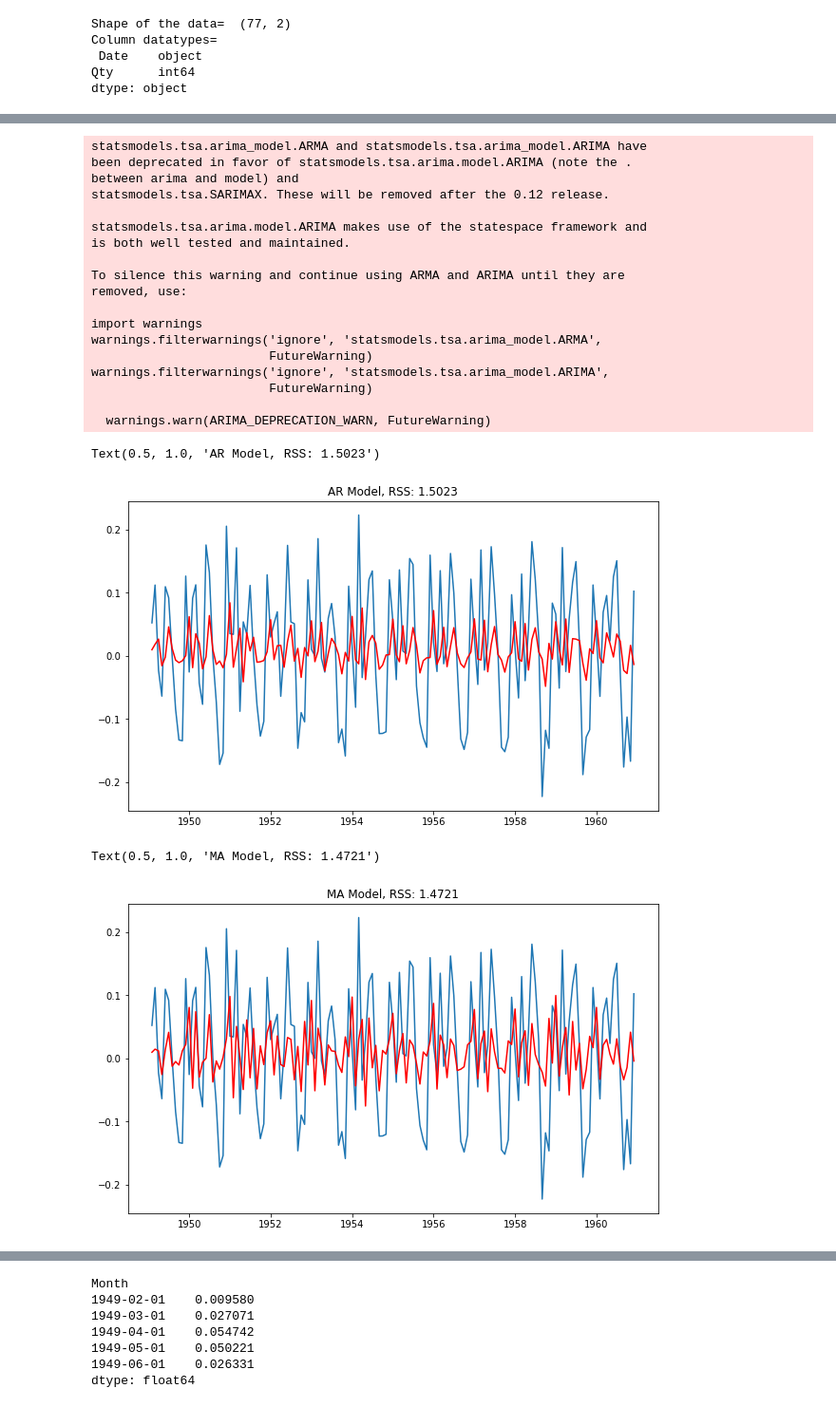
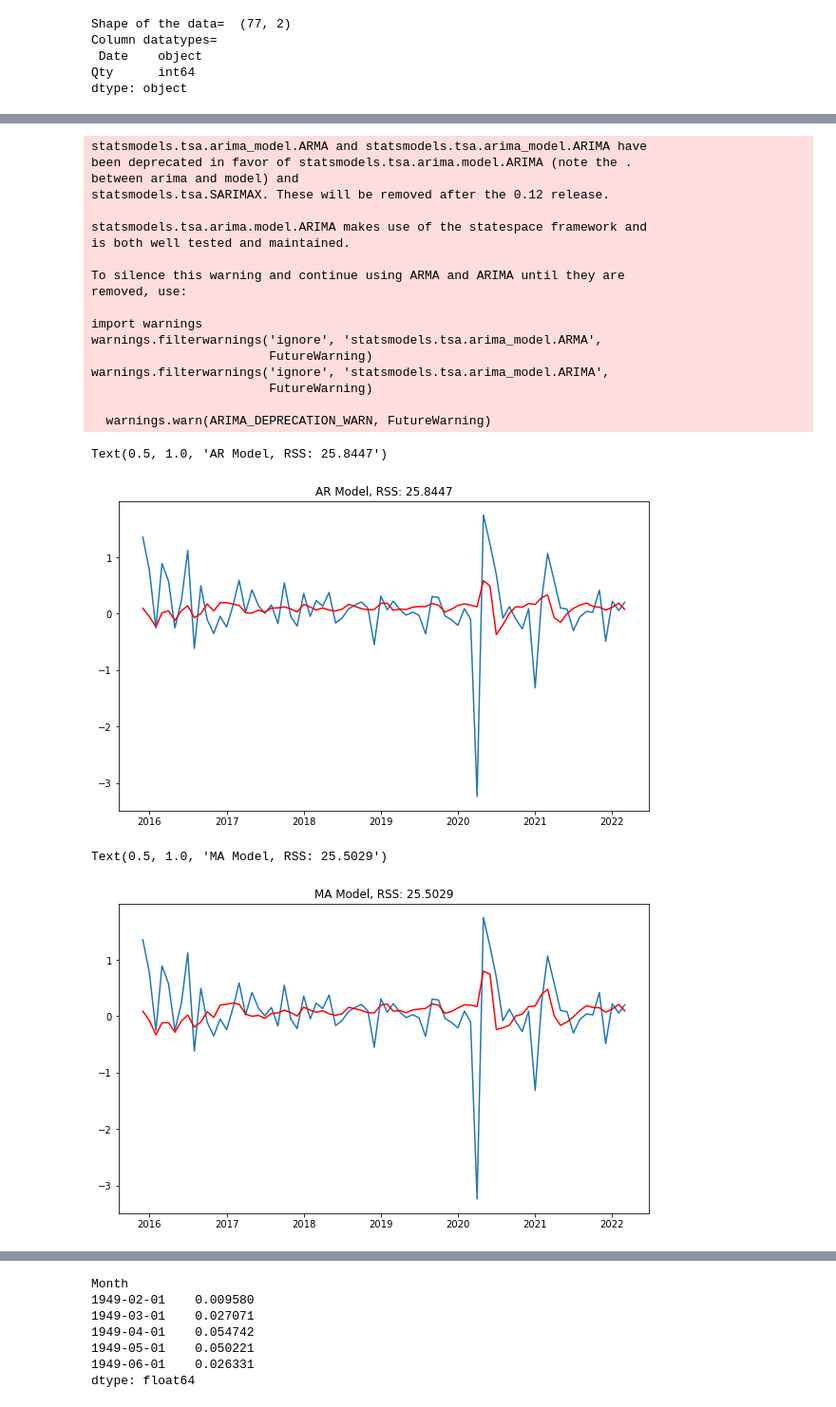
Before and after one commit to Rushayeal/Dissertation, a Jupyter notebook: Source/Tutorial 1 - Sales.ipynb, the cells around one changed output, grey strips where cells are left out. Shown at 95% size. Saved outputs shown, nothing was run; the diff lists cells and outputs as text; code cells hidden in the pictures.

```diff
--- a/Source/Tutorial 1 - Sales.ipynb
+++ b/Source/Tutorial 1 - Sales.ipynb
@@ -82,7 +82,7 @@ Column datatypes=
 Qty      int64
 dtype: object
 # %%
-df['Date'] = pd.to_datetime(df.Date)
+df['Date'] = pd.to_datetime(df.Date, format="%d-%m-%Y")
 df = df.set_index(df.Date)
 df.drop('Date', axis = 1, inplace = True)
 print('Column datatypes= \n',df.dtypes)
@@ -130,3 +130,5 @@ sns.pointplot(x='Month',y='Passengers',hue='Year',data=df_temp)
+# %%
+df.sort_index(inplace=True)
 # %%
 decomposition = sm.tsa.seasonal_decompose(df, model='additive')
 fig = decomposition.plot()
@@ -321,7 +323,7 @@ model = ARIMA(df_log, order=(2, 1, 0), freq = 'MS')
 results_AR = model.fit(disp= -1)# If disp < 0 convergence information will not be printed
 plt.plot(df_log_diff)
 plt.plot(results_AR.fittedvalues, color='red')
-plt.title('AR Model, RSS: %.4f'% sum((results_AR.fittedvalues - df_log_diff['Passengers'])**2))
+plt.title('AR Model, RSS: %.4f'% sum((results_AR.fittedvalues - df_log_diff['Qty'])**2))
 # %% [output]
 statsmodels.tsa.arima_model.ARMA and statsmodels.tsa.arima_model.ARIMA have
 been deprecated in favor of statsmodels.tsa.arima.model.ARIMA (note the .
@@ -341,17 +343,17 @@ warnings.filterwarnings('ignore', 'statsmodels.tsa.arima_model.ARIMA',
                         FutureWarning)
 
   warnings.warn(ARIMA_DEPRECATION_WARN, FutureWarning)
-Text(0.5, 1.0, 'AR Model, RSS: 1.5023')
+Text(0.5, 1.0, 'AR Model, RSS: 25.8447')
-[figure, old version]
+[figure, new version]
 # %%
 model = ARIMA(df_log, order=(0, 1, 2), freq = 'MS')
 results_MA = model.fit(disp=-1)
 plt.plot(df_log_diff)
 plt.plot(results_MA.fittedvalues, color='red')
-plt.title('MA Model, RSS: %.4f'% sum((results_MA.fittedvalues-df_log_diff['Passengers'])**2))
+plt.title('MA Model, RSS: %.4f'% sum((results_MA.fittedvalues-df_log_diff['Qty'])**2))
 # %% [output]
-Text(0.5, 1.0, 'MA Model, RSS: 1.4721')
+Text(0.5, 1.0, 'MA Model, RSS: 25.5029')
-[figure, old version]
+[figure, new version]
 # %%
 model = ARIMA(df_log, order=(2, 1, 2), freq = 'MS')
 results_ARIMA = model.fit(disp=-1)
```
Also changed, not shown: parts of 21 cells of this notebook.
